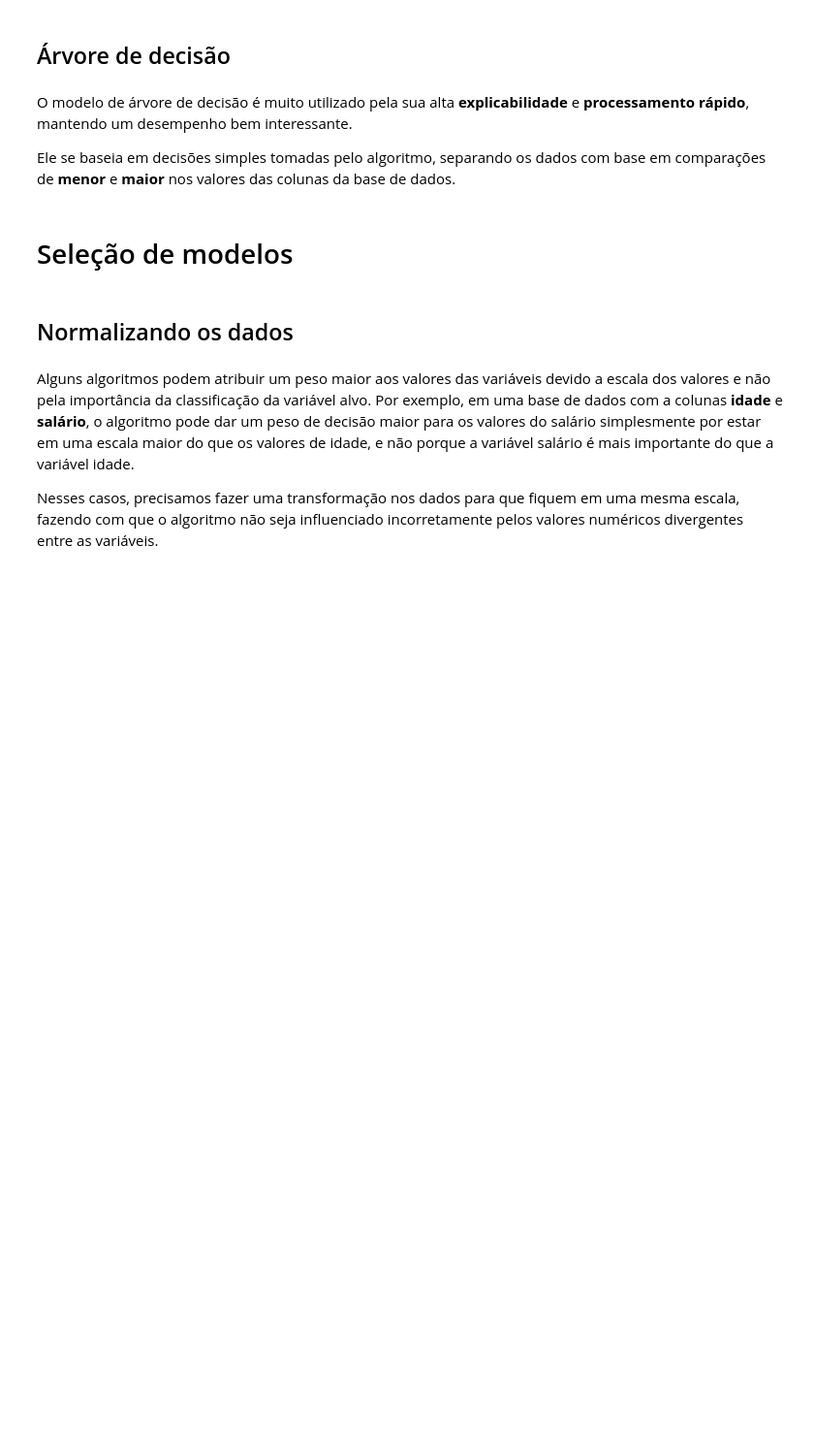
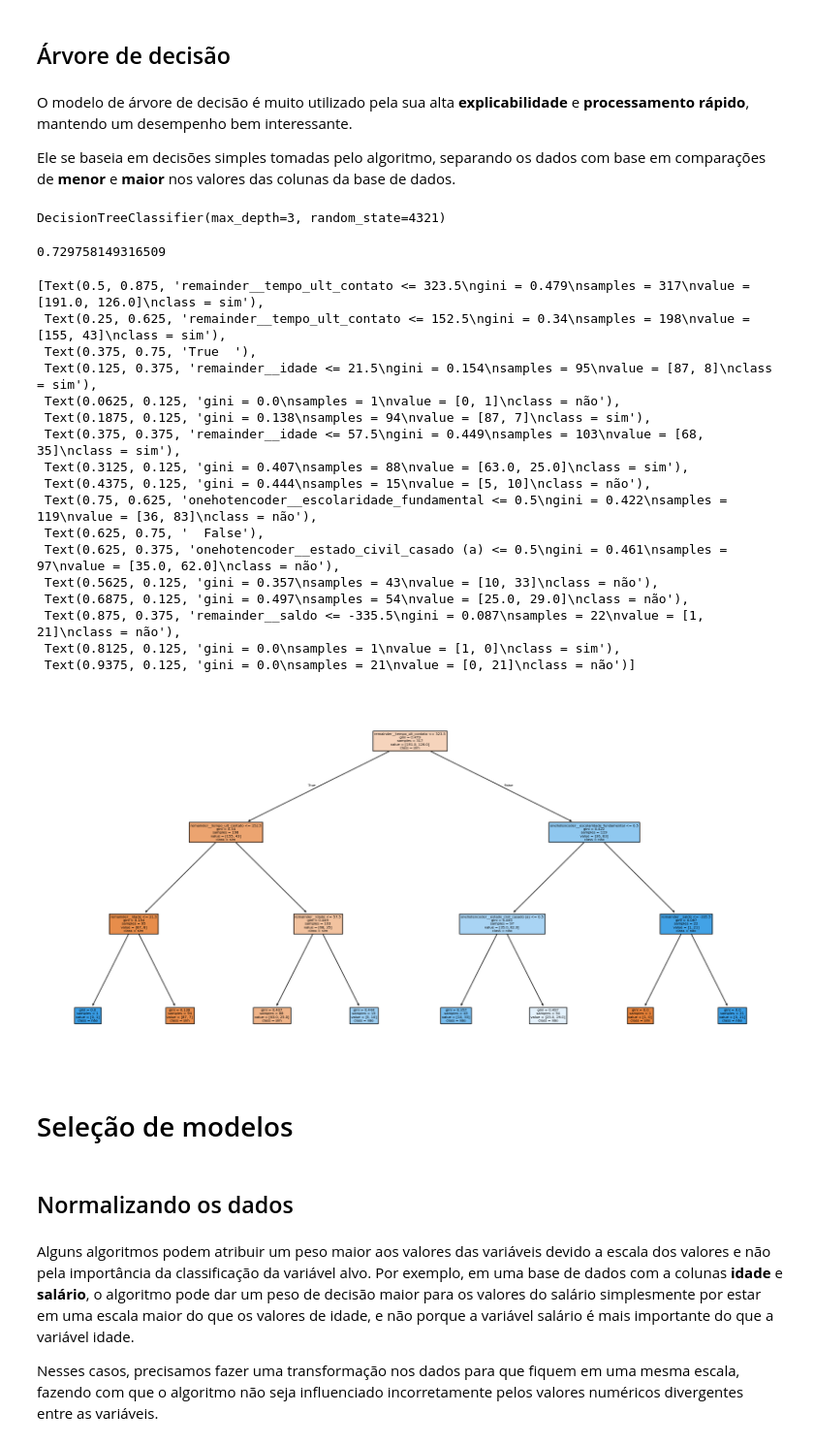
Before and after one commit to PJbourne/Data_Science_course, a Jupyter notebook: Pablo_Monteiro_Classificacao_Marketing_Investimento.ipynb, the cells around one changed output. Shown at 97% size. Drawn from its saved outputs; the diff is of its cells as text; code cells hidden in the pictures; blank space fills up the shorter version.

```diff
--- a/Pablo_Monteiro_Classificacao_Marketing_Investimento.ipynb
+++ b/Pablo_Monteiro_Classificacao_Marketing_Investimento.ipynb
@@ -93,0 +249,4 @@ Assim como as variáveis explicativas, a variável alvo também precisa ser alte
+# %%
+label_encoder = LabelEncoder()
+# %%
+Y = label_encoder.fit_transform(y)
@@ -111,0 +330,11 @@ Ele se baseia em decisões simples tomadas pelo algoritmo, separando os dados co
+# %%
+x_test, x_train, y_test, y_train = train_test_split(new_df, Y, test_size=0.25, stratify=y, random_state=1234)
+# %%
+tree = DecisionTreeClassifier(max_depth=3, random_state=4321)
+tree.fit(x_train, y_train)
+# %% [output]
+DecisionTreeClassifier(max_depth=3, random_state=4321)
+# %%
+tree.score(x_test, y_test)
+# %% [output]
+0.729758149316509
@@ -112,3 +343,25 @@ Ele se baseia em decisões simples tomadas pelo algoritmo, separando os dados co
+# %%
+plt.figure(figsize=(20,10))
+plot_tree(tree, feature_names=new_columns, class_names=['sim', 'não'] ,filled=True)
+# %% [output]
+[Text(0.5, 0.875, 'remainder__tempo_ult_contato <= 323.5\ngini = 0.479\nsamples = 317\nvalue = [191.0, 126.0]\nclass = sim'),
+ Text(0.25, 0.625, 'remainder__tempo_ult_contato <= 152.5\ngini = 0.34\nsamples = 198\nvalue = [155, 43]\nclass = sim'),
+ Text(0.375, 0.75, 'True  '),
+ Text(0.125, 0.375, 'remainder__idade <= 21.5\ngini = 0.154\nsamples = 95\nvalue = [87, 8]\nclass = sim'),
+ Text(0.0625, 0.125, 'gini = 0.0\nsamples = 1\nvalue = [0, 1]\nclass = não'),
+ Text(0.1875, 0.125, 'gini = 0.138\nsamples = 94\nvalue = [87, 7]\nclass = sim'),
+ Text(0.375, 0.375, 'remainder__idade <= 57.5\ngini = 0.449\nsamples = 103\nvalue = [68, 35]\nclass = sim'),
+ Text(0.3125, 0.125, 'gini = 0.407\nsamples = 88\nvalue = [63.0, 25.0]\nclass = sim'),
+ Text(0.4375, 0.125, 'gini = 0.444\nsamples = 15\nvalue = [5, 10]\nclass = não'),
+ Text(0.75, 0.625, 'onehotencoder__escolaridade_fundamental <= 0.5\ngini = 0.422\nsamples = 119\nvalue = [36, 83]\nclass = não'),
+ Text(0.625, 0.75, '  False'),
+ Text(0.625, 0.375, 'onehotencoder__estado_civil_casado (a) <= 0.5\ngini = 0.461\nsamples = 97\nvalue = [35.0, 62.0]\nclass = não'),
+ Text(0.5625, 0.125, 'gini = 0.357\nsamples = 43\nvalue = [10, 33]\nclass = não'),
+ Text(0.6875, 0.125, 'gini = 0.497\nsamples = 54\nvalue = [25.0, 29.0]\nclass = não'),
+ Text(0.875, 0.375, 'remainder__saldo <= -335.5\ngini = 0.087\nsamples = 22\nvalue = [1, 21]\nclass = não'),
+ Text(0.8125, 0.125, 'gini = 0.0\nsamples = 1\nvalue = [1, 0]\nclass = sim'),
+ Text(0.9375, 0.125, 'gini = 0.0\nsamples = 21\nvalue = [0, 21]\nclass = não')]
+[figure, added]
 # %% [markdown]
 # Seleção de modelos
 # %% [markdown]
```
Also changed, not shown: parts of 36 cells of this notebook.
